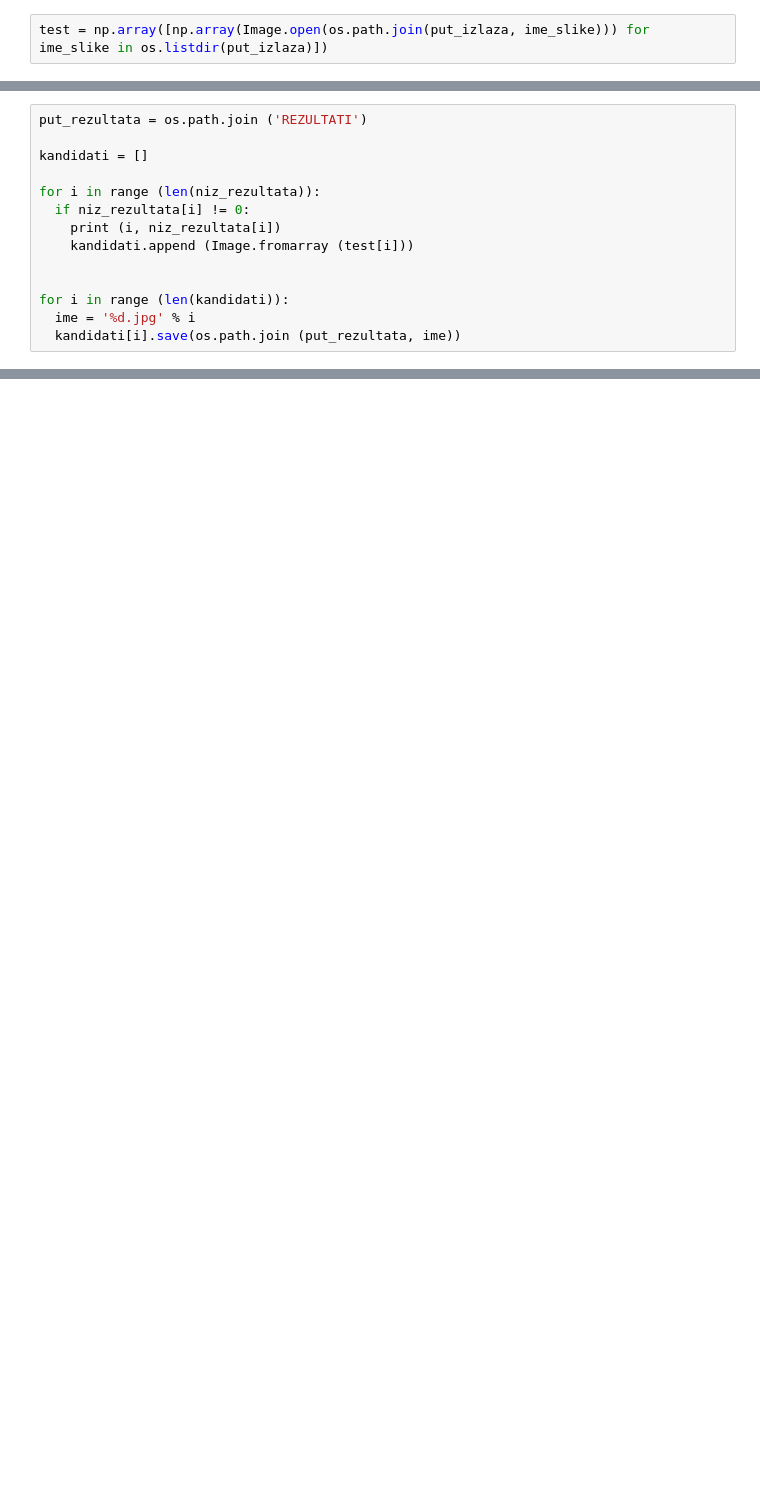
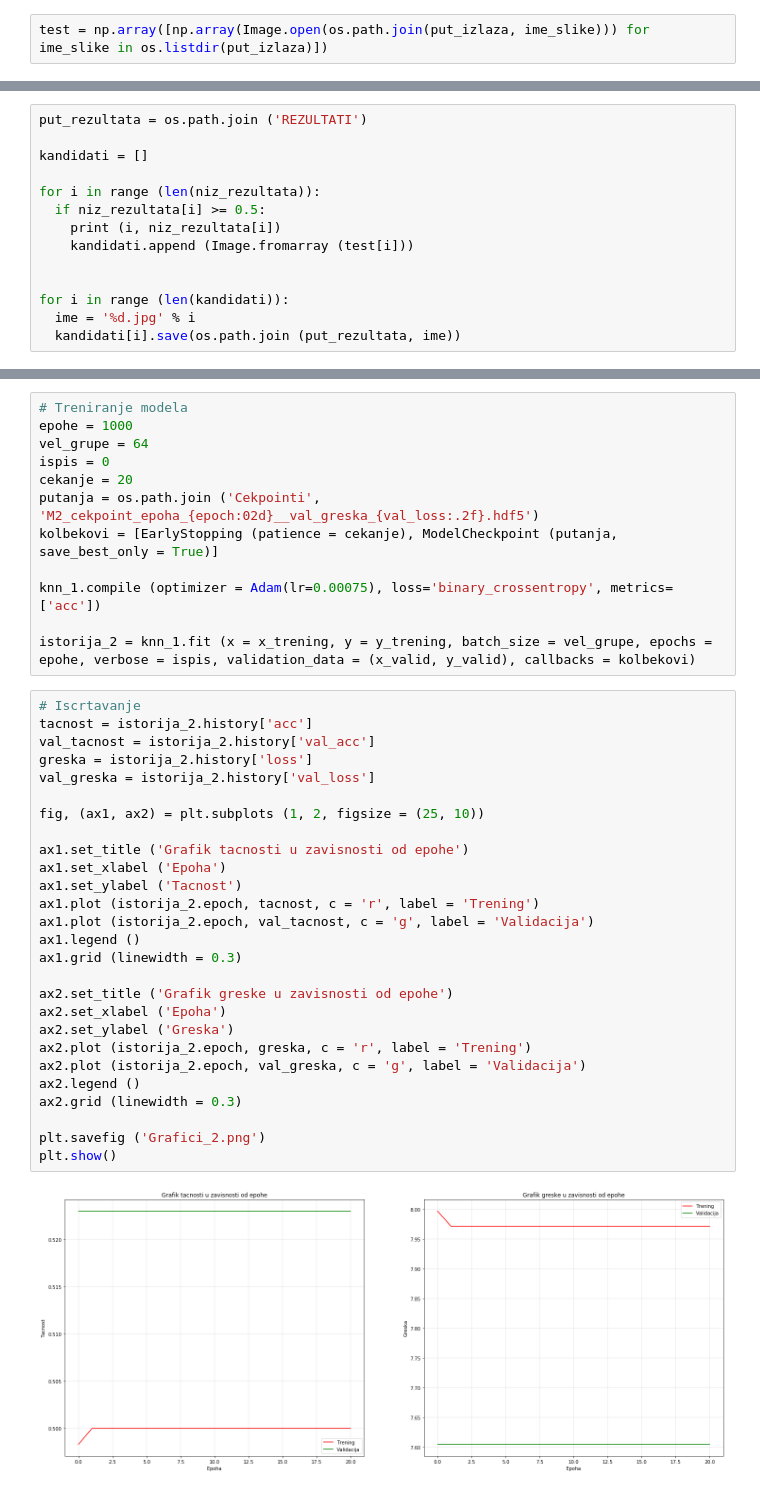
Before and after one commit to matf-ml/ml03-finding-wally, a Jupyter notebook: src/2_TrazenjeValda_2.ipynb, the cells around one changed output, grey strips where cells are left out. Drawn from its saved outputs; the diff is of its cells as text; blank space fills up the shorter version.

```diff
--- a/src/2_TrazenjeValda_2.ipynb
+++ b/src/2_TrazenjeValda_2.ipynb
@@ -360,7 +412,7 @@ put_rezultata = os.path.join ('REZULTATI')
 kandidati = []
 
 for i in range (len(niz_rezultata)):
-  if niz_rezultata[i] != 0:
+  if niz_rezultata[i] >= 0.5:
     print (i, niz_rezultata[i])
     kandidati.append (Image.fromarray (test[i]))
 
@@ -389,0 +573,41 @@ for i in range (len(kandidati)):
+# %%
+# Treniranje modela
+epohe = 1000
+vel_grupe = 64
+ispis = 0
+cekanje = 20
+putanja = os.path.join ('Cekpointi', 'M2_cekpoint_epoha_{epoch:02d}__val_greska_{val_loss:.2f}.hdf5')
+kolbekovi = [EarlyStopping (patience = cekanje), ModelCheckpoint (putanja, save_best_only = True)]
+
+knn_1.compile (optimizer = Adam(lr=0.00075), loss='binary_crossentropy', metrics=['acc'])
+
+istorija_2 = knn_1.fit (x = x_trening, y = y_trening, batch_size = vel_grupe, epochs = epohe, verbose = ispis, validation_data = (x_valid, y_valid), callbacks = kolbekovi)
+# %%
+# Iscrtavanje
+tacnost = istorija_2.history['acc']
+val_tacnost = istorija_2.history['val_acc']
+greska = istorija_2.history['loss']
+val_greska = istorija_2.history['val_loss']
+
+fig, (ax1, ax2) = plt.subplots (1, 2, figsize = (25, 10))
+
+ax1.set_title ('Grafik tacnosti u zavisnosti od epohe')
+ax1.set_xlabel ('Epoha')
+ax1.set_ylabel ('Tacnost')
+ax1.plot (istorija_2.epoch, tacnost, c = 'r', label = 'Trening')
+ax1.plot (istorija_2.epoch, val_tacnost, c = 'g', label = 'Validacija')
+ax1.legend ()
+ax1.grid (linewidth = 0.3)
+
+ax2.set_title ('Grafik greske u zavisnosti od epohe')
+ax2.set_xlabel ('Epoha')
+ax2.set_ylabel ('Greska')
+ax2.plot (istorija_2.epoch, greska, c = 'r', label = 'Trening')
+ax2.plot (istorija_2.epoch, val_greska, c = 'g', label = 'Validacija')
+ax2.legend ()
+ax2.grid (linewidth = 0.3)
+
+plt.savefig ('Grafici_2.png')
+plt.show()
+# %% [output]
+[figure, added]
```
Also changed, not shown: parts of 31 cells of this notebook, 5 other files.
